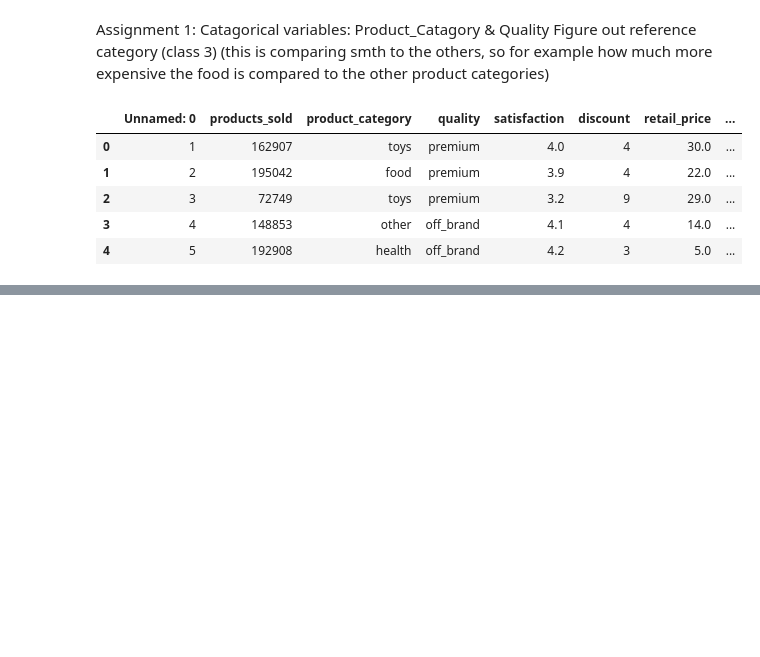
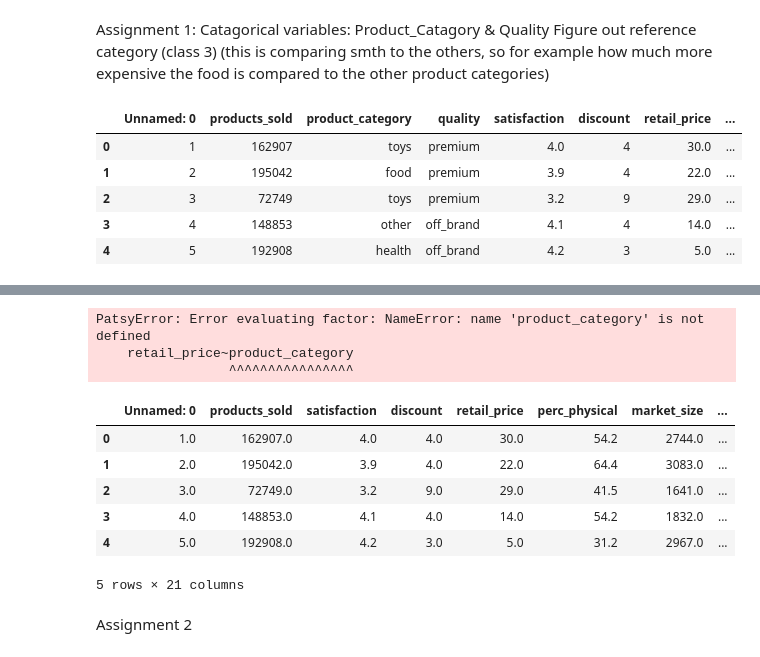
Before and after one commit to Kianvnh/TEST, a Jupyter notebook: Datamodelling/Final Assignment/Final Assignment.ipynb, the cells around one changed output, grey strips where cells are left out. Saved outputs shown, nothing was run; the diff lists cells and outputs as text; code cells hidden in the pictures; blank space fills up the shorter version.

```diff
--- a/Datamodelling/Final Assignment/Final Assignment.ipynb
+++ b/Datamodelling/Final Assignment/Final Assignment.ipynb
@@ -35,0 +74,26 @@ df.head()
+# %%
+df_new = pd.get_dummies(df, dummy_na=True)
+from sklearn.experimental import enable_iterative_imputer
+from sklearn.impute import IterativeImputer
+# %%
+df_imputed = IterativeImputer().fit_transform(df_new)
+df_imputed = pd.DataFrame(df_imputed, columns=df_new.columns)
+#replaced the NA's with estimates
+
+#df_dropped = df.dropna()
+# %%
+model1_imputed = sm.ols('retail_price~product_category', data=df_imputed).fit() #this wont work because df_new doesnt know a product_category table/row
+# %% [output]
+PatsyError: Error evaluating factor: NameError: name 'product_category' is not defined
+    retail_price~product_category
+                 ^^^^^^^^^^^^^^^^
+# %%
+df_imputed.head()
+# %% [output]
+|  | Unnamed: 0 | products_sold | satisfaction | discount | retail_price | perc_physical | market_size | ... |
+| 0 | 1.0 | 162907.0 | 4.0 | 4.0 | 30.0 | 54.2 | 2744.0 | ... |
+| 1 | 2.0 | 195042.0 | 3.9 | 4.0 | 22.0 | 64.4 | 3083.0 | ... |
+| 2 | 3.0 | 72749.0 | 3.2 | 9.0 | 29.0 | 41.5 | 1641.0 | ... |
+| 3 | 4.0 | 148853.0 | 4.1 | 4.0 | 14.0 | 54.2 | 1832.0 | ... |
+| 4 | 5.0 | 192908.0 | 4.2 | 3.0 | 5.0 | 31.2 | 2967.0 | ... |
+5 rows × 21 columns
@@ -35,0 +104,2 @@ df.head()
+# %% [markdown]
+Assignment 2
```
Also changed, not shown: parts of 4 cells of this notebook, 1 other file.
